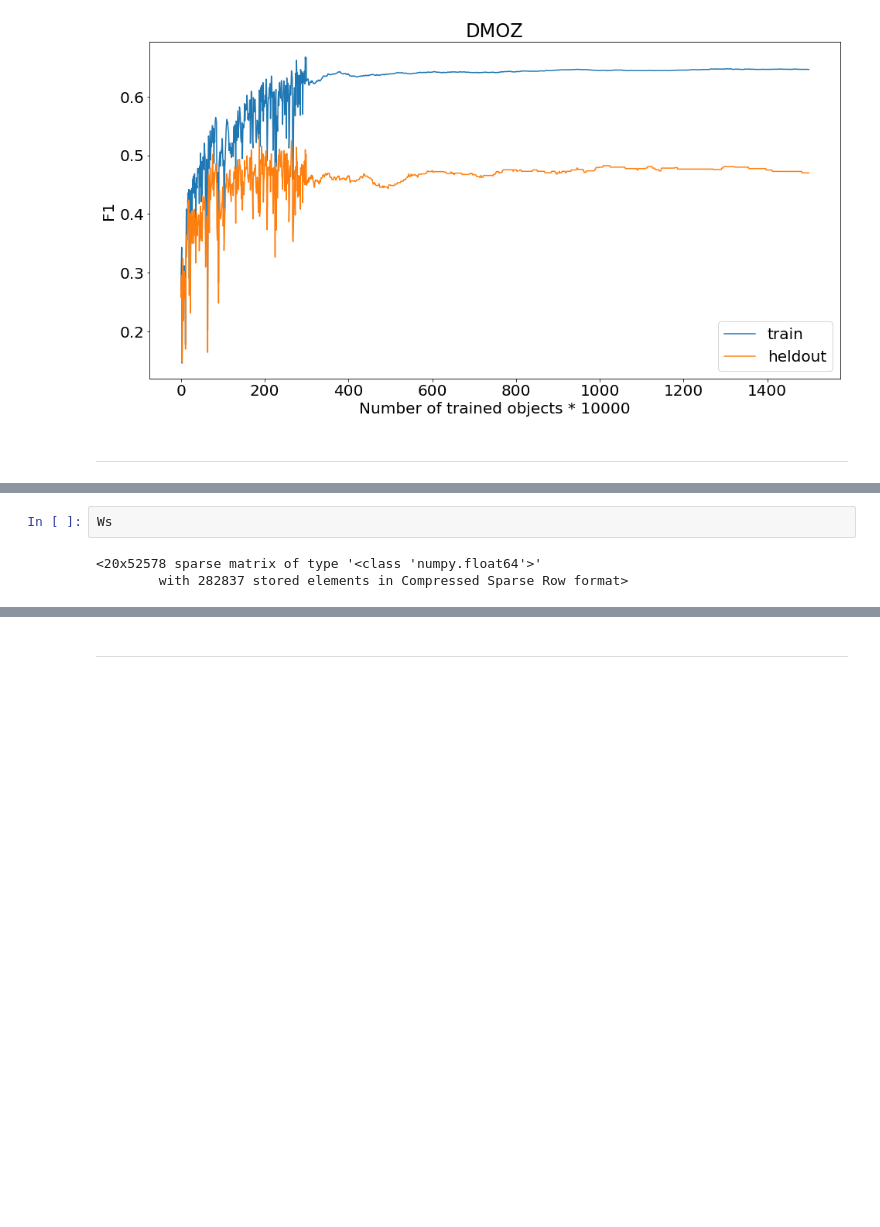
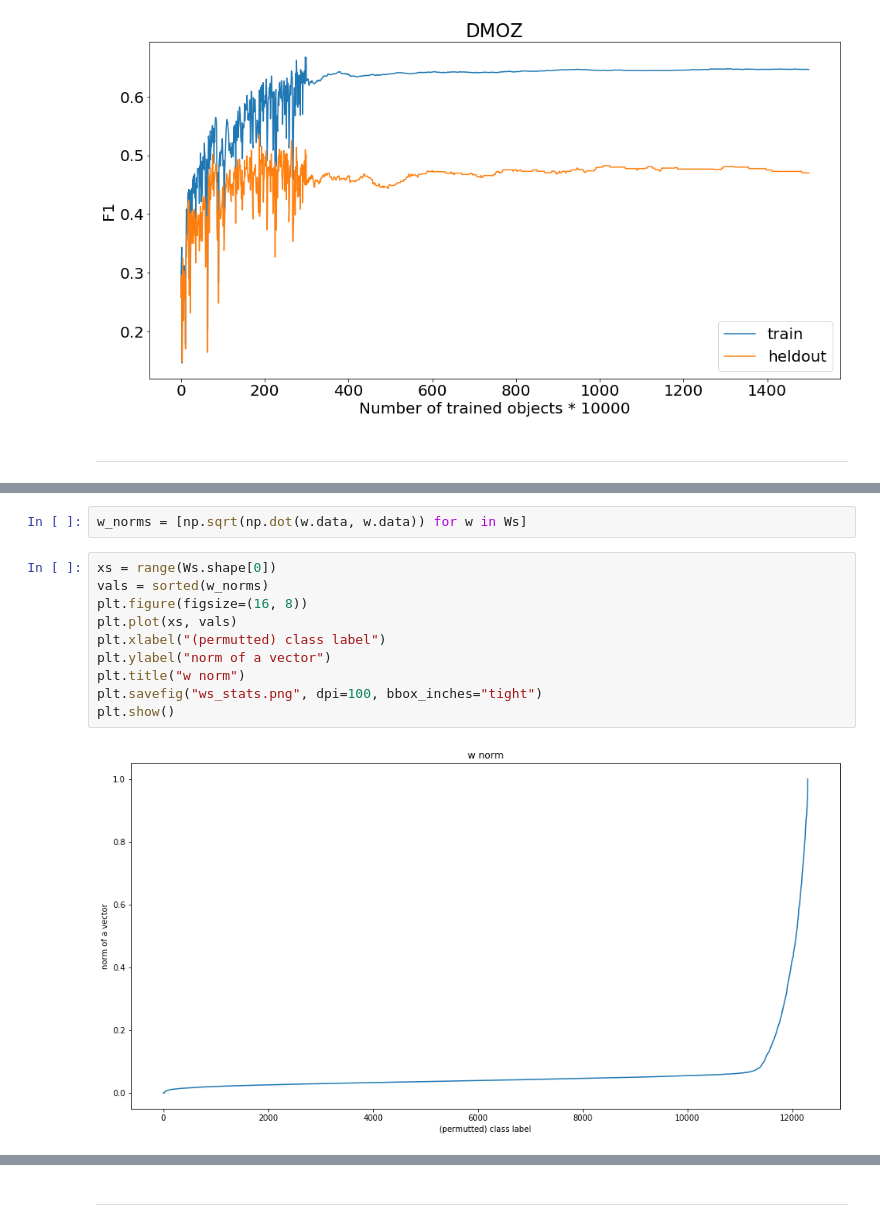
Before and after one commit to AVBelyy/sparse-multi-svm, a Jupyter notebook: experiments/Pegasos.ipynb, the cells around one changed output, grey strips where cells are left out. Cells and saved outputs as stored; diff of their text form; blank space fills up the shorter version.

```diff
--- a/experiments/Pegasos.ipynb
+++ b/experiments/Pegasos.ipynb
@@ -590,5 +639,14 @@ collections.Counter(y_train).most_common(20)
-# %%
-Ws
-# %% [output]
-<20x52578 sparse matrix of type '<class 'numpy.float64'>'
-        with 282837 stored elements in Compressed Sparse Row format>
+# %%
+w_norms = [np.sqrt(np.dot(w.data, w.data)) for w in Ws]
+# %%
+xs = range(Ws.shape[0])
+vals = sorted(w_norms)
+plt.figure(figsize=(16, 8))
+plt.plot(xs, vals)
+plt.xlabel("(permutted) class label")
+plt.ylabel("norm of a vector")
+plt.title("w norm")
+plt.savefig("ws_stats.png", dpi=100, bbox_inches="tight")
+plt.show()
+# %% [output]
+[figure, added]
```
Also changed, not shown: parts of 45 cells of this notebook, 2 other files.
